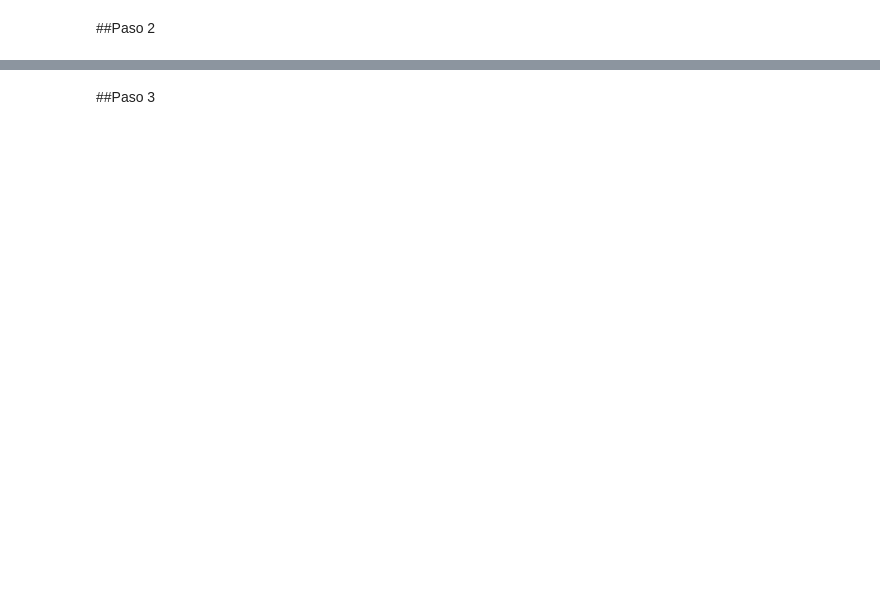
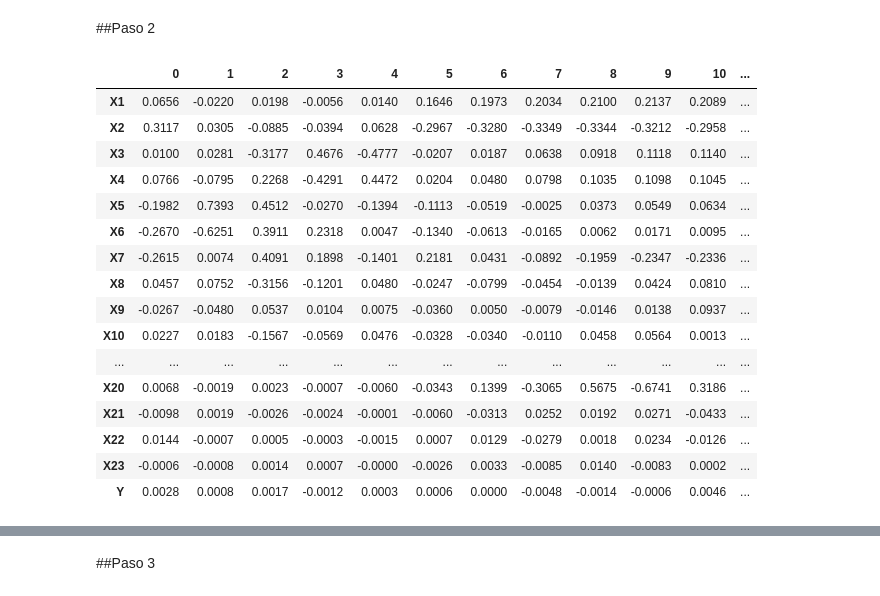
Before and after one commit to PosgradoMNA/actividades-del-projecto-Equipo91, a Jupyter notebook: Actividad_4.ipynb, the cells around one changed output, grey strips where cells are left out. Drawn from its saved outputs; the diff is of its cells as text; code cells hidden in the pictures; blank space fills up the shorter version.

```diff
--- a/Actividad_4.ipynb
+++ b/Actividad_4.ipynb
@@ -188,0 +514,23 @@ Varianza Edad   : 0.0 %
+# %%
+#Buscamos los atributos que mas contribuyen con los componentes seleciconados a raiz del analicis PCA (del 0 al 12)
+
+dfComponentesCredito = pd.DataFrame(Componentes.components_.round(4), columns = dfCreditosNroEscaladoResult.columns, index = dfCreditosNroEscalado.columns)
+dfComponentesCredito.iloc[:,:13]
+# %% [output]
+|  | 0 | 1 | 2 | 3 | 4 | 5 | 6 | 7 | 8 | 9 | 10 | ... |
+| X1 | 0.0656 | -0.0220 | 0.0198 | -0.0056 | 0.0140 | 0.1646 | 0.1973 | 0.2034 | 0.2100 | 0.2137 | 0.2089 | ... |
+| X2 | 0.3117 | 0.0305 | -0.0885 | -0.0394 | 0.0628 | -0.2967 | -0.3280 | -0.3349 | -0.3344 | -0.3212 | -0.2958 | ... |
+| X3 | 0.0100 | 0.0281 | -0.3177 | 0.4676 | -0.4777 | -0.0207 | 0.0187 | 0.0638 | 0.0918 | 0.1118 | 0.1140 | ... |
+| X4 | 0.0766 | -0.0795 | 0.2268 | -0.4291 | 0.4472 | 0.0204 | 0.0480 | 0.0798 | 0.1035 | 0.1098 | 0.1045 | ... |
+| X5 | -0.1982 | 0.7393 | 0.4512 | -0.0270 | -0.1394 | -0.1113 | -0.0519 | -0.0025 | 0.0373 | 0.0549 | 0.0634 | ... |
+| X6 | -0.2670 | -0.6251 | 0.3911 | 0.2318 | 0.0047 | -0.1340 | -0.0613 | -0.0165 | 0.0062 | 0.0171 | 0.0095 | ... |
+| X7 | -0.2615 | 0.0074 | 0.4091 | 0.1898 | -0.1401 | 0.2181 | 0.0431 | -0.0892 | -0.1959 | -0.2347 | -0.2336 | ... |
+| X8 | 0.0457 | 0.0752 | -0.3156 | -0.1201 | 0.0480 | -0.0247 | -0.0799 | -0.0454 | -0.0139 | 0.0424 | 0.0810 | ... |
+| X9 | -0.0267 | -0.0480 | 0.0537 | 0.0104 | 0.0075 | -0.0360 | 0.0050 | -0.0079 | -0.0146 | 0.0138 | 0.0937 | ... |
+| X10 | 0.0227 | 0.0183 | -0.1567 | -0.0569 | 0.0476 | -0.0328 | -0.0340 | -0.0110 | 0.0458 | 0.0564 | 0.0013 | ... |
+| ... | ... | ... | ... | ... | ... | ... | ... | ... | ... | ... | ... | ... |
+| X20 | 0.0068 | -0.0019 | 0.0023 | -0.0007 | -0.0060 | -0.0343 | 0.1399 | -0.3065 | 0.5675 | -0.6741 | 0.3186 | ... |
+| X21 | -0.0098 | 0.0019 | -0.0026 | -0.0024 | -0.0001 | -0.0060 | -0.0313 | 0.0252 | 0.0192 | 0.0271 | -0.0433 | ... |
+| X22 | 0.0144 | -0.0007 | 0.0005 | -0.0003 | -0.0015 | 0.0007 | 0.0129 | -0.0279 | 0.0018 | 0.0234 | -0.0126 | ... |
+| X23 | -0.0006 | -0.0008 | 0.0014 | 0.0007 | -0.0000 | -0.0026 | 0.0033 | -0.0085 | 0.0140 | -0.0083 | 0.0002 | ... |
+| Y | 0.0028 | 0.0008 | 0.0017 | -0.0012 | 0.0003 | 0.0006 | 0.0000 | -0.0048 | -0.0014 | -0.0006 | 0.0046 | ... |
```
Also changed, not shown: parts of 34 cells of this notebook.
